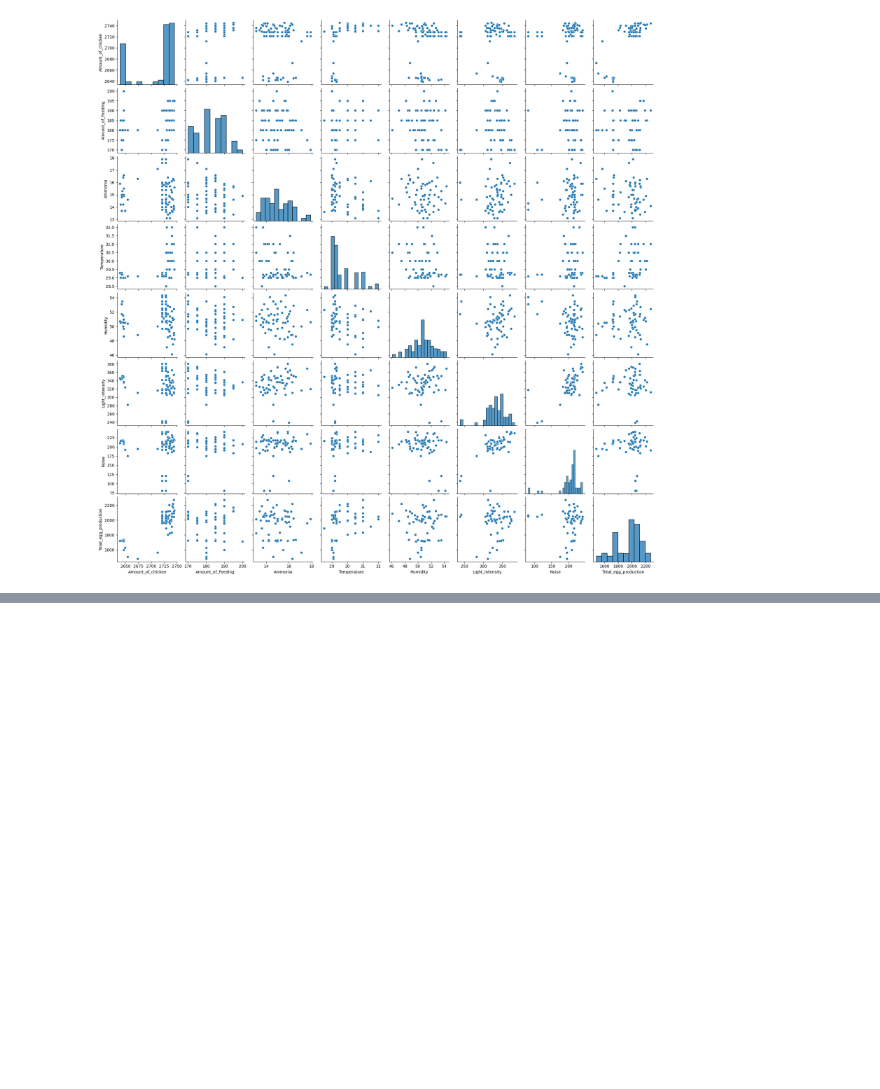
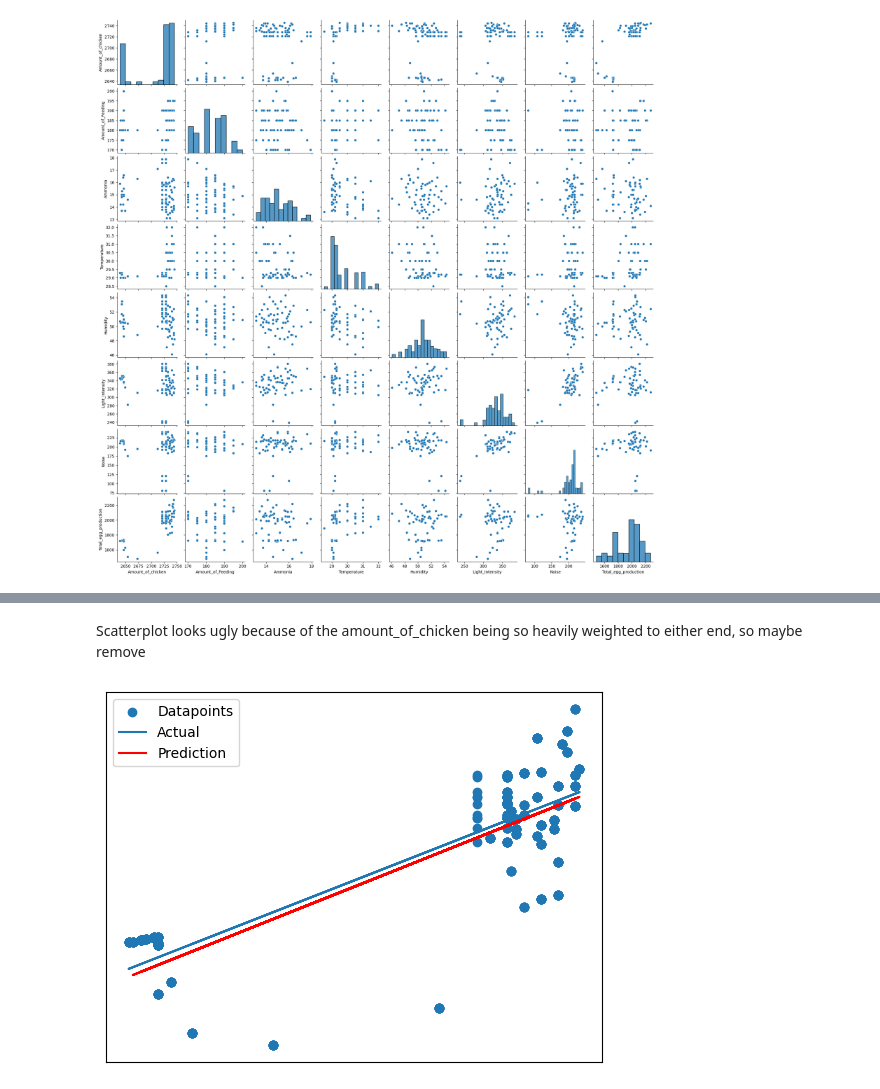
Before and after one commit to ItsJJH/egg-ai-project, a Jupyter notebook: TheNotebook.ipynb, the cells around one changed output, grey strips where cells are left out. Cells and saved outputs as stored; diff of their text form; code cells hidden in the pictures; blank space fills up the shorter version.

Commit message:
Split Dataset + Linear Regression
2 main updates
1. Split dataset into train/test in 3 different ways
2. Applied a linear regression model to data

```diff
--- a/TheNotebook.ipynb
+++ b/TheNotebook.ipynb
@@ -171,0 +174,16 @@ y = eggs_prepared["remainder__Total_egg_production"]
+# %%
+from sklearn.model_selection import train_test_split
+
+train_set, val_set = train_test_split(eggs_prepared,
+                                      test_size=VALIDATION_SIZE,
+                                      train_size=TRAIN_SIZE,
+                                      random_state=SEED,
+                                      shuffle=True)
+
+# The targets(Total_egg_production) of the train and validation sets
+train_target = train_set[['Total_egg_production']].copy()
+val_target = val_set[['Total_egg_production']].copy()
+
+# Dropping the Total_egg_production off both train and validation sets
+train_set.drop(labels='Total_egg_production', axis=1, inplace=True)
+val_set.drop(labels='Total_egg_production', axis=1, inplace=True)
@@ -171,0 +205,8 @@ y = eggs_prepared["remainder__Total_egg_production"]
+# %%
+from sklearn.linear_model import LinearRegression
+
+lin_reg_model = LinearRegression()
+
+lin_reg_model.fit(train_set, train_target)
+
+lin_pred = lin_reg_model.predict(val_set)
@@ -171,0 +234,22 @@ y = eggs_prepared["remainder__Total_egg_production"]
+# %% [markdown]
+Scatterplot looks ugly because of the amount_of_chicken being so heavily weighted to either end, so maybe remove
+# %%
+
+plt.scatter(train_set['Amount_of_chicken'], train_target)
+
+# Line of best fit for actual
+a, b = np.polyfit(train_set['Amount_of_chicken'], train_target, 1)
+plt.plot(train_set['Amount_of_chicken'], a*train_set['Amount_of_chicken']+b)
+
+# Line of best fit for predictions
+a, b = np.polyfit(val_set['Amount_of_chicken'], val_target, 1)
+plt.plot(val_set['Amount_of_chicken'], a*val_set['Amount_of_chicken']+b, color='red')
+
+# Graph settings
+plt.xticks(())
+plt.yticks(())
+plt.legend(['Datapoints','Actual', 'Prediction'])
+
+plt.show()
+# %% [output]
+[figure, added]
```
Also changed, not shown: parts of 21 cells of this notebook.
